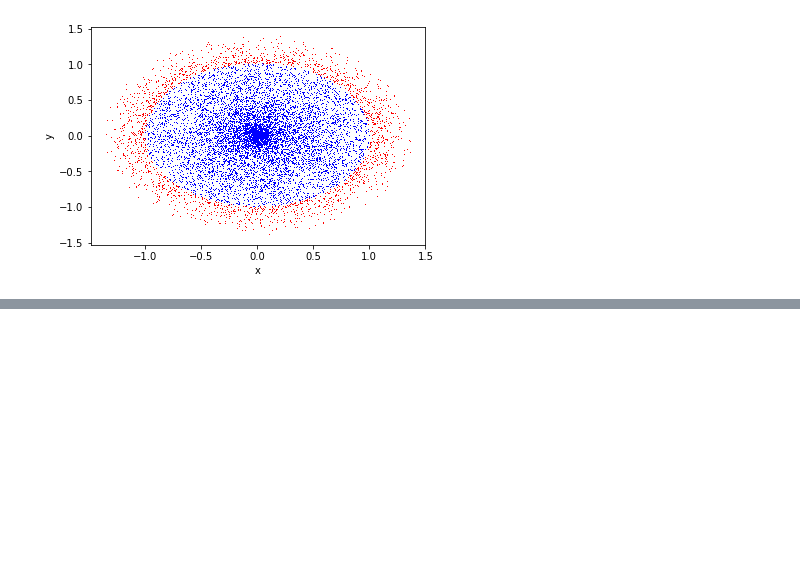
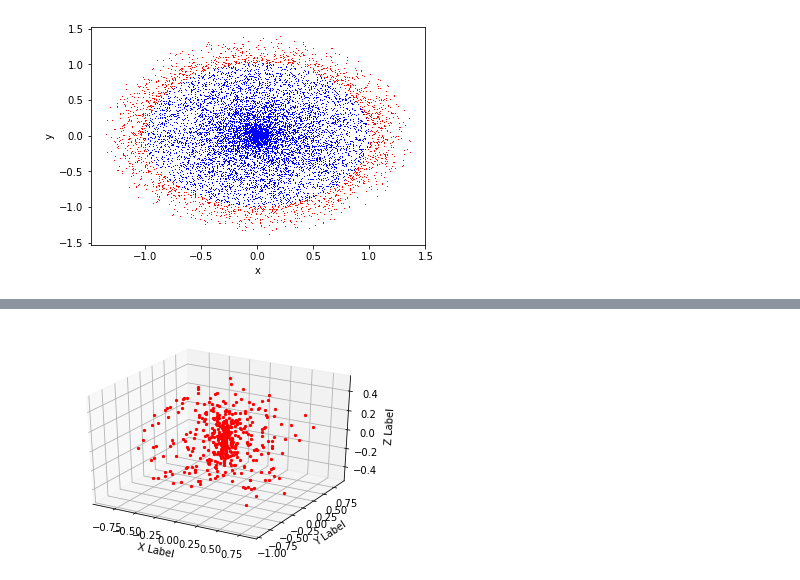
Before and after one commit to CosmoStats/cosmostats2018-Oscar2401, a Jupyter notebook: Sep/Ejercicio_1/transformation_variables.ipynb, the cells around one changed output, grey strips where cells are left out. Drawn from its saved outputs; the diff is of its cells as text; code cells hidden in the pictures; blank space fills up the shorter version.

```diff
--- a/Sep/Ejercicio_1/transformation_variables.ipynb
+++ b/Sep/Ejercicio_1/transformation_variables.ipynb
@@ -72,0 +124,32 @@ plt.show()
+# %%
+R=[] #Radio
+T=[] #Theta
+P=[] #Phi
+
+for i in range(1000):
+    x=random.randrange(-1000000,1000000)/1000000
+    y=random.randrange(-1000000,1000000)/1000000
+    z=random.randrange(-1000000,1000000)/1000000
+    R.append(pow((pow(x,2)+pow(y,2)+pow(z,2)),0.5))
+    T.append(math.degrees(math.atan(pow((pow(x,2)+pow(y,2)),0.5)/z)))
+    P.append(math.degrees(math.atan(y/x)))
+
+fig = plt.figure()
+ax = fig.add_subplot(111, projection='3d')
+
+for i in range(len(u)):
+    if R[i] < 1:
+        r=((R[i]**3)*(math.sin(T[i])*math.sin(T[i]))*math.cos(P[i]))
+        t=((R[i]**3)*(math.sin(T[i])*math.sin(T[i]))*math.sin(P[i]))
+        p=((R[i]**3)*math.cos(T[i])*math.sin(T[i]))
+        ax.scatter(r,t,p, c='r', marker='.')
+    #else:
+     #   ax.scatter(((R[i])*math.sin(T[i])*math.cos(P[i])),((R[i])*math.sin(T[i])*math.sin(P[i])),((R[i])*math.cos(T[i])),c='y', marker='.')
+
+ax.set_xlabel('X Label')
+ax.set_ylabel('Y Label')
+ax.set_zlabel('Z Label')
+
+plt.show()
+# %% [output]
+[figure, added]
```
Also changed, not shown: parts of 5 cells of this notebook.
